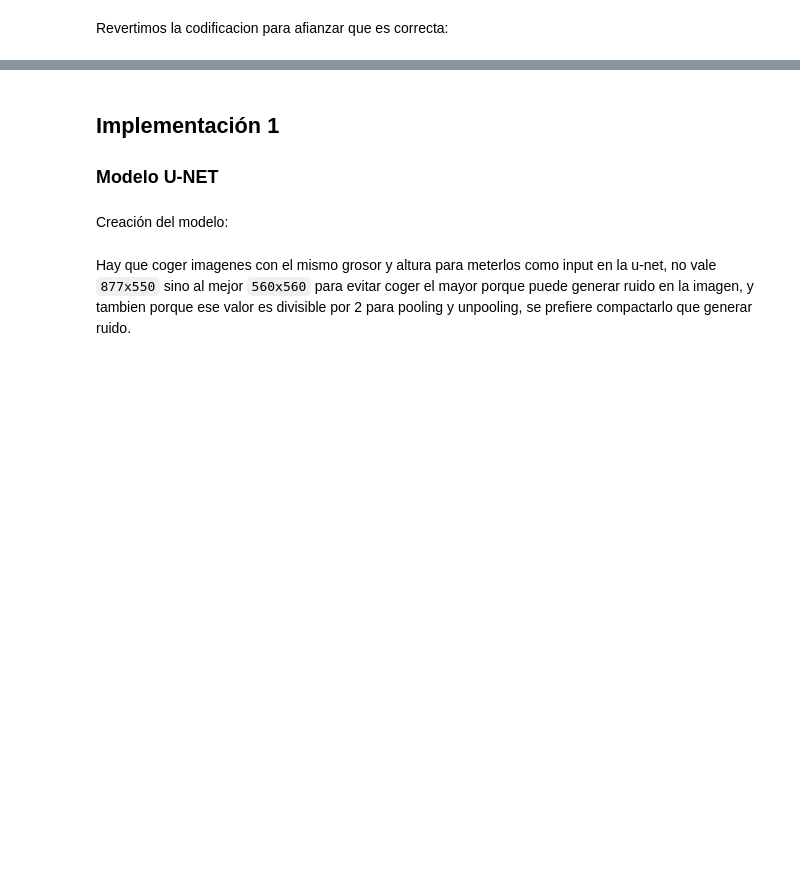
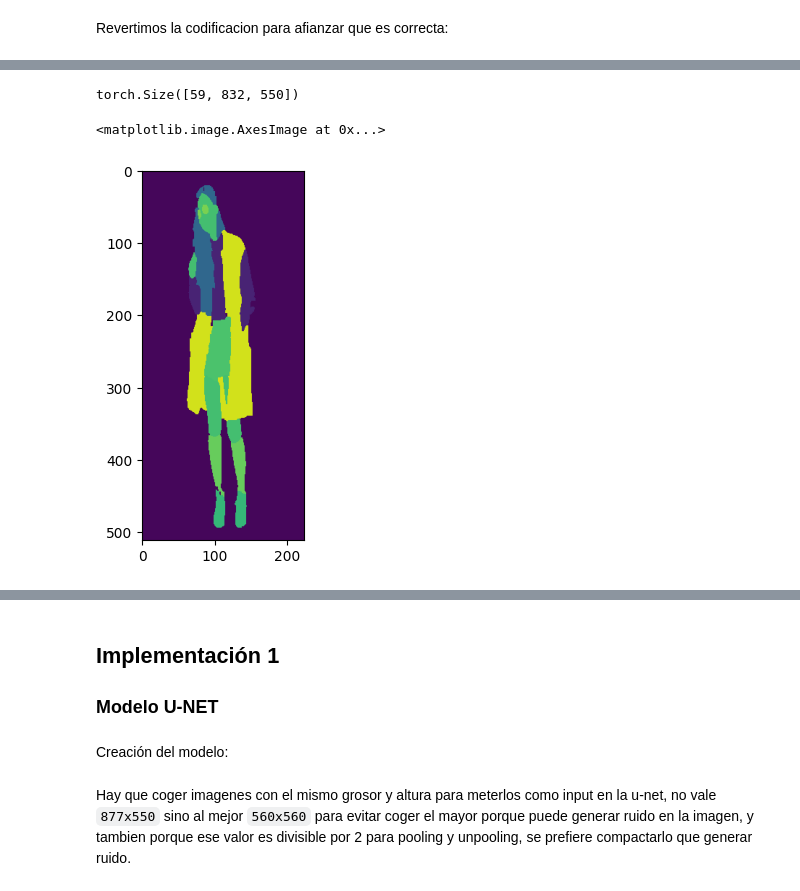
Before and after one commit to KrishT97/ClothVision, a Jupyter notebook: project.ipynb, the cells around one changed output, grey strips where cells are left out. Saved outputs shown, nothing was run; the diff lists cells and outputs as text; code cells hidden in the pictures; blank space fills up the shorter version.

```diff
--- a/project.ipynb
+++ b/project.ipynb
@@ -205,0 +221,11 @@ plt.imshow(codified)
+# %%
+label_.permute(2,0,1).shape
+# %% [output]
+torch.Size([59, 832, 550])
+# %%
+ca = label_.permute(2, 0, 1)
+ca = CustomClothingDataset(root_dir=DATASET_DIR).__getitem__(0)[1]
+plt.imshow(decode_image(ca))
+# %% [output]
+<matplotlib.image.AxesImage at 0x...>
+[figure, added]
```
Also changed, not shown: parts of 20 cells of this notebook, 4 other files.
